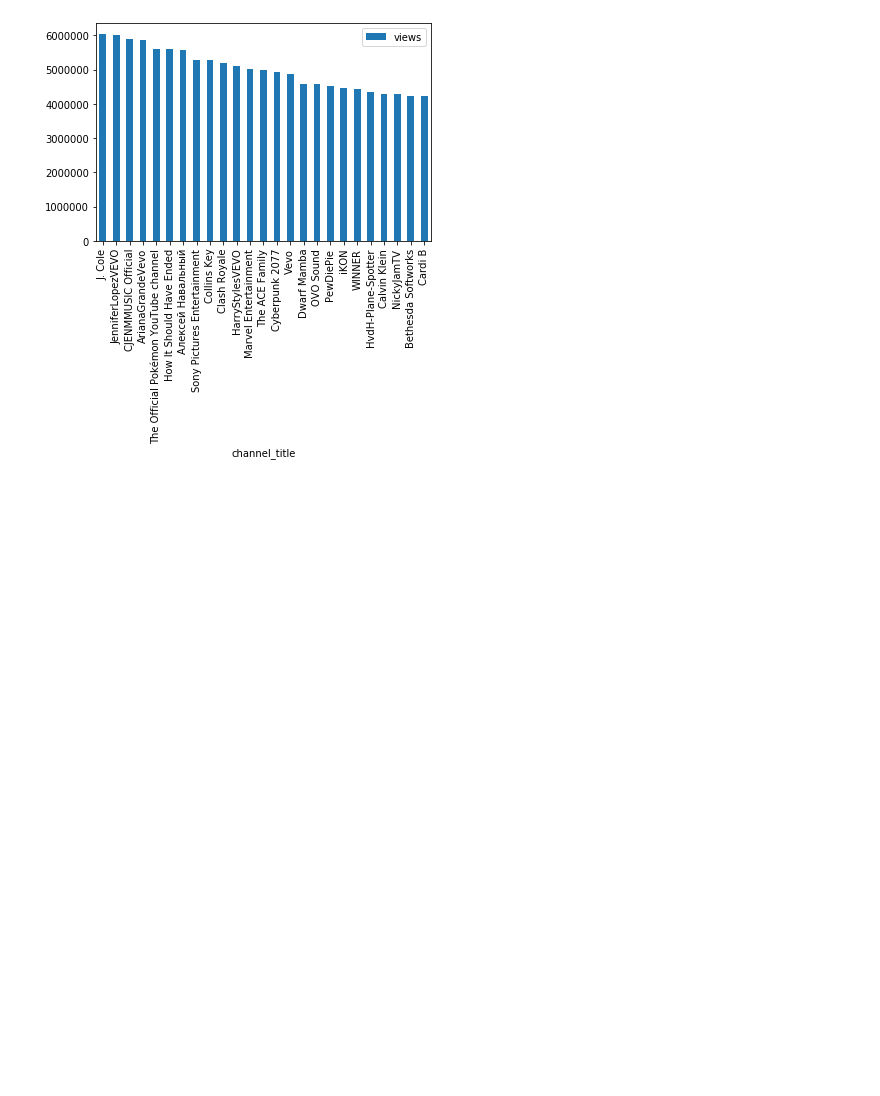
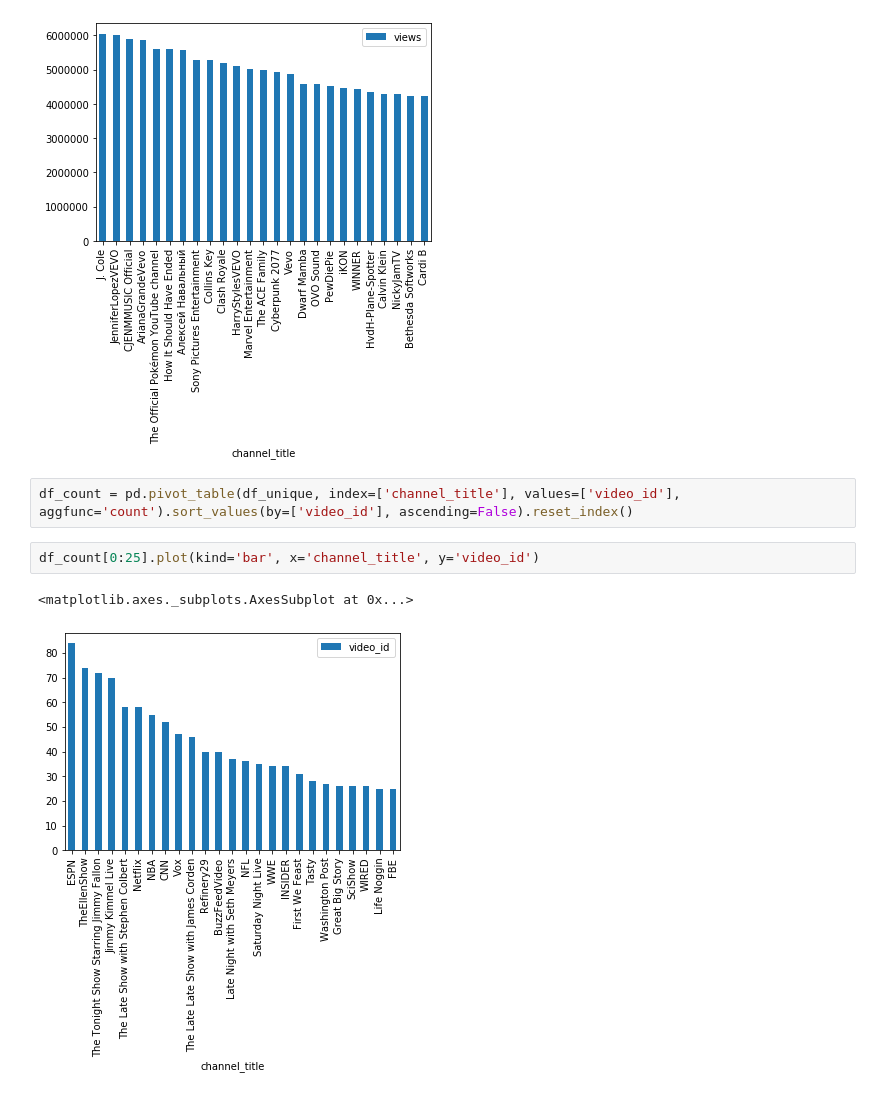
Before and after one commit to dustiny5/Trending-YouTube-Videos-Analysis, a Jupyter notebook: yt_analysis.ipynb, the cells around one changed output. Drawn from its saved outputs; the diff is of its cells as text; blank space fills up the shorter version.

Commit message:
Next step: Compare and contrast views and video upload count or frequency

```diff
--- a/yt_analysis.ipynb
+++ b/yt_analysis.ipynb
@@ -132,3 +134,10 @@ df_avg[25:50].plot(kind='bar', x='channel_title', y='views')
 # %% [output]
 <matplotlib.axes._subplots.AxesSubplot at 0x...>
 [figure]
+# %%
+df_count = pd.pivot_table(df_unique, index=['channel_title'], values=['video_id'], aggfunc='count').sort_values(by=['video_id'], ascending=False).reset_index()
+# %%
+df_count[0:25].plot(kind='bar', x='channel_title', y='video_id')
+# %% [output]
+<matplotlib.axes._subplots.AxesSubplot at 0x...>
+[figure, added]
```
Also changed, not shown: parts of 2 cells of this notebook.
